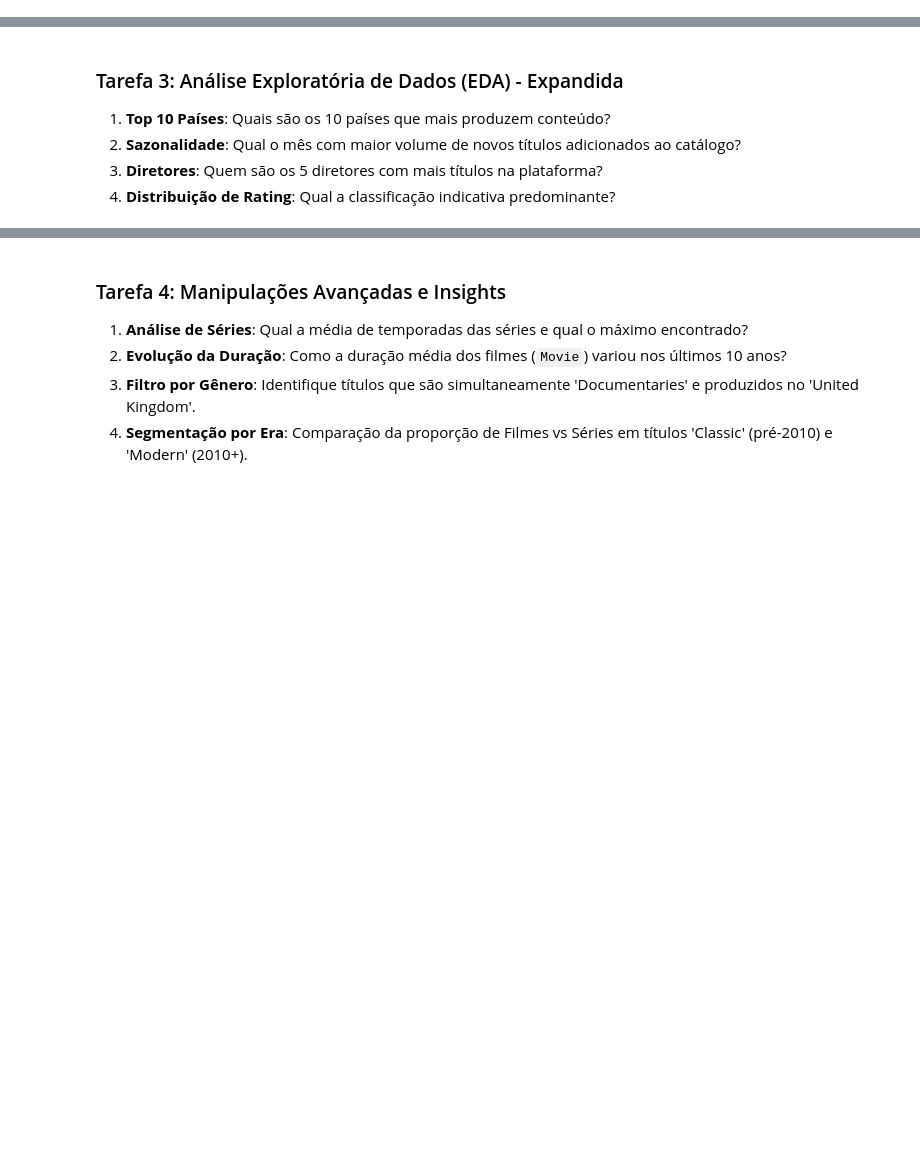
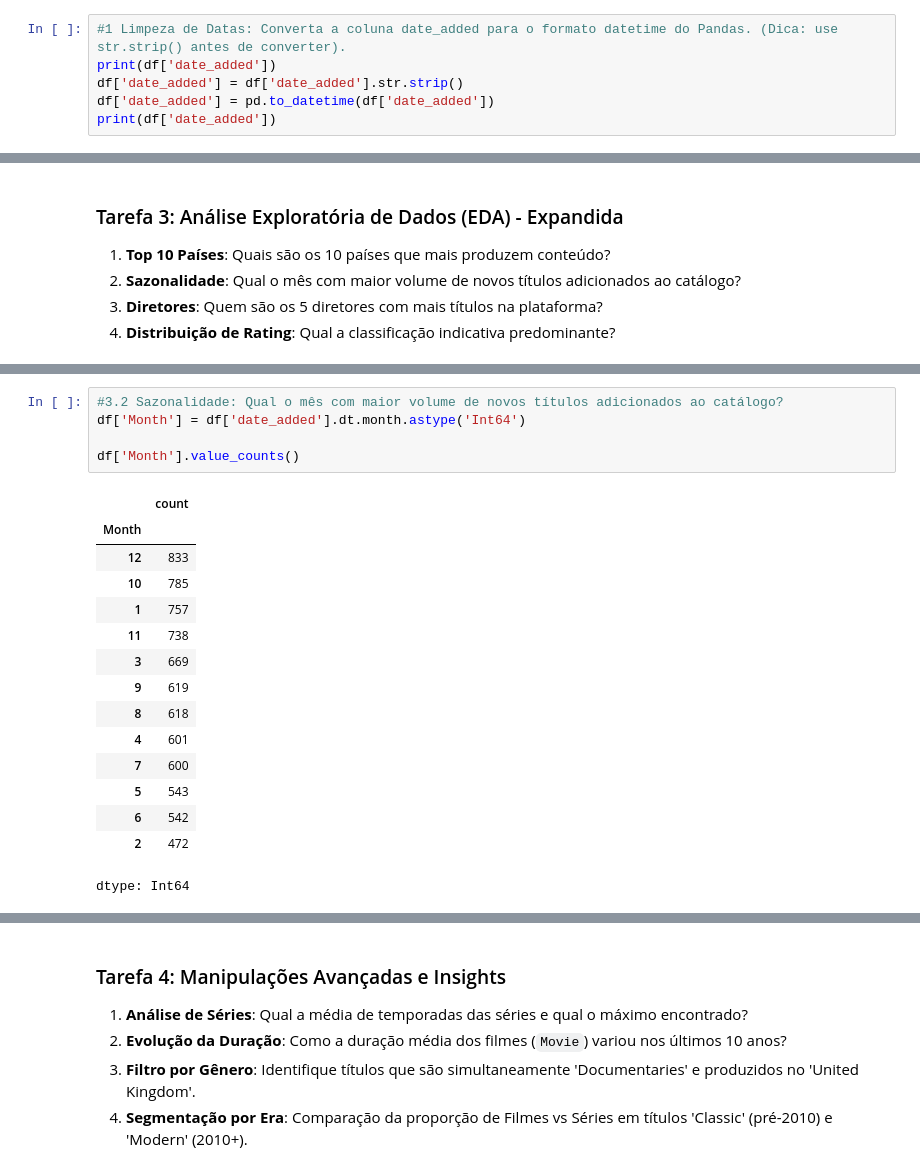
Before and after one commit to viktoruebelhart/pos_facens, a Jupyter notebook: Atividade_2_Pandas_(1).ipynb, the cells around one changed output, grey strips where cells are left out. Cells and saved outputs as stored; diff of their text form; blank space fills up the shorter version.

```diff
--- a/Atividade_2_Pandas_(1).ipynb
+++ b/Atividade_2_Pandas_(1).ipynb
@@ -97,0 +132,6 @@ dtype: int64
+# %%
+#1 Limpeza de Datas: Converta a coluna date_added para o formato datetime do Pandas. (Dica: use str.strip() antes de converter).
+print(df['date_added'])
+df['date_added'] = df['date_added'].str.strip()
+df['date_added'] = pd.to_datetime(df['date_added'])
+print(df['date_added'])
@@ -104,0 +240,21 @@ dtype: int64
+# %%
+#3.2 Sazonalidade: Qual o mês com maior volume de novos títulos adicionados ao catálogo?
+df['Month'] = df['date_added'].dt.month.astype('Int64')
+
+df['Month'].value_counts()
+# %% [output]
+|  | count |
+| Month |  |
+| 12 | 833 |
+| 10 | 785 |
+| 1 | 757 |
+| 11 | 738 |
+| 3 | 669 |
+| 9 | 619 |
+| 8 | 618 |
+| 4 | 601 |
+| 7 | 600 |
+| 5 | 543 |
+| 6 | 542 |
+| 2 | 472 |
+dtype: Int64
```
Also changed, not shown: parts of 19 cells of this notebook.
